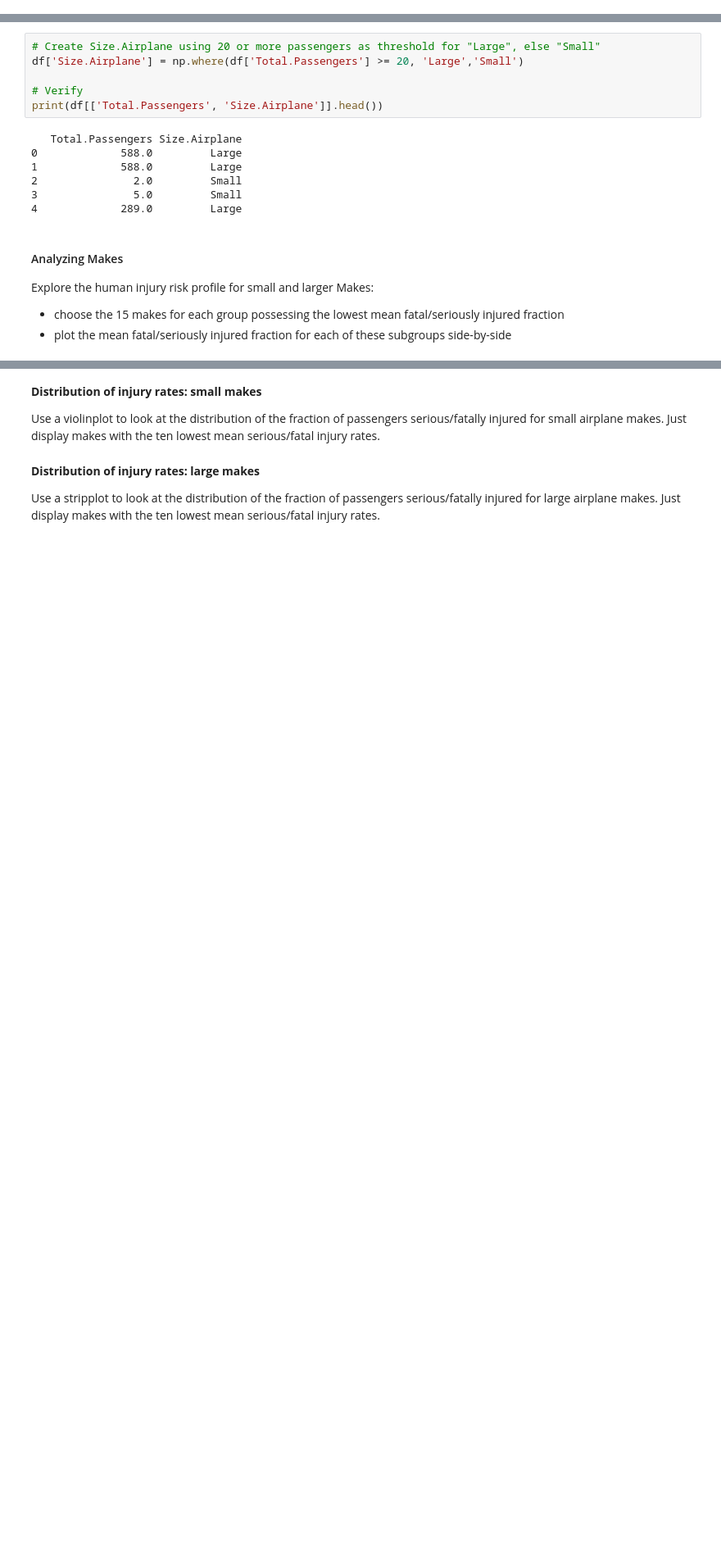
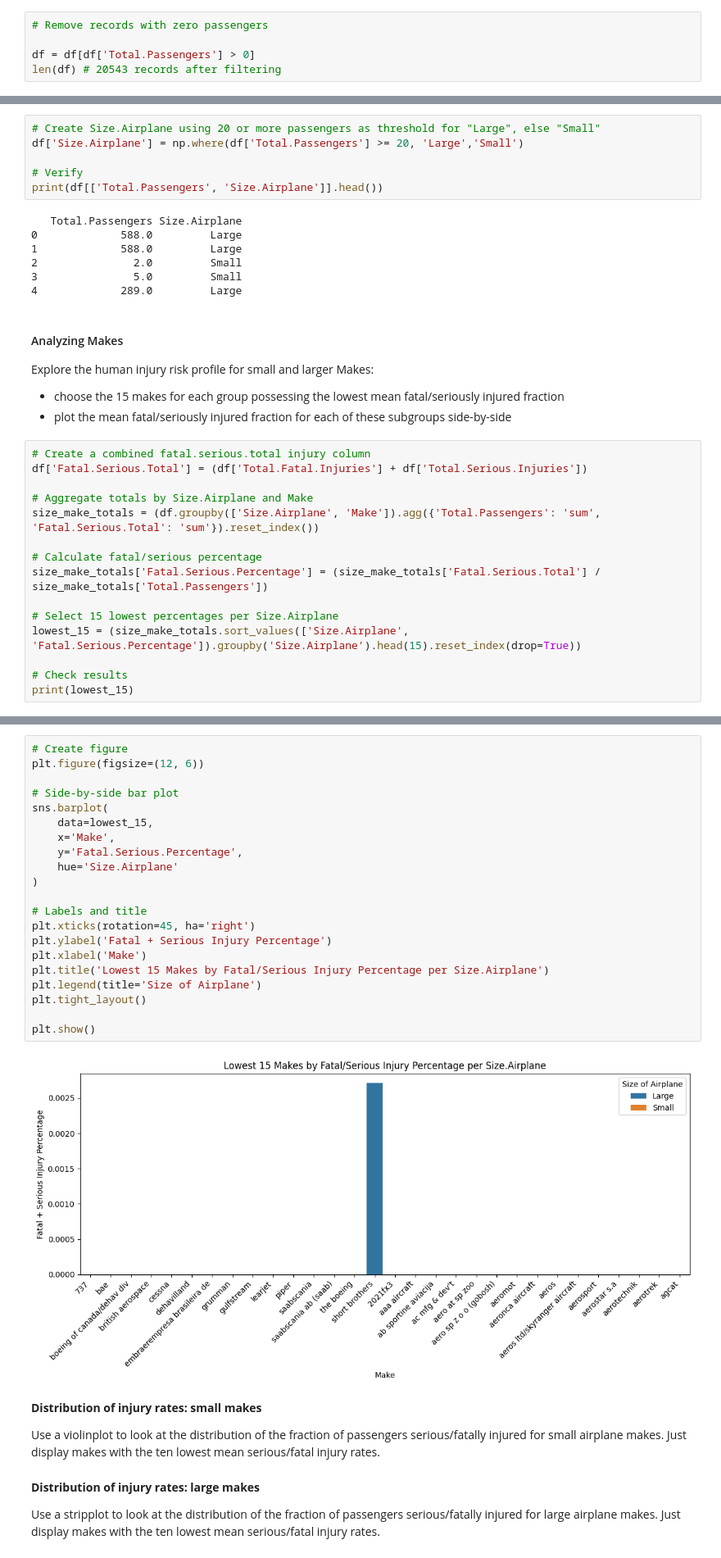
Before and after one commit to mbielecki1/dsc-course0-m8-lab, a Jupyter notebook: Aviation_Accidents_Data_Analysis.ipynb, the cells around one changed output, grey strips where cells are left out. Shown at 82% size. Saved outputs shown, nothing was run; the diff lists cells and outputs as text; blank space fills up the shorter version.

```diff
--- a/Aviation_Accidents_Data_Analysis.ipynb
+++ b/Aviation_Accidents_Data_Analysis.ipynb
@@ -47,0 +76,5 @@ print(df.head(100))
+# %%
+# Remove records with zero passengers
+
+df = df[df['Total.Passengers'] > 0]
+len(df) # 20543 records after filtering
@@ -100,3 +135,18 @@ print(df[['Total.Passengers', 'Size.Airplane']].head())
 Explore the human injury risk profile for small and larger Makes:
 - choose the 15 makes for each group possessing the lowest mean fatal/seriously injured fraction
 - plot the mean fatal/seriously injured fraction for each of these subgroups side-by-side
+# %%
+# Create a combined fatal.serious.total injury column
+df['Fatal.Serious.Total'] = (df['Total.Fatal.Injuries'] + df['Total.Serious.Injuries'])
+
+# Aggregate totals by Size.Airplane and Make
+size_make_totals = (df.groupby(['Size.Airplane', 'Make']).agg({'Total.Passengers': 'sum', 'Fatal.Serious.Total': 'sum'}).reset_index())
+
+# Calculate fatal/serious percentage
+size_make_totals['Fatal.Serious.Percentage'] = (size_make_totals['Fatal.Serious.Total'] / size_make_totals['Total.Passengers'])
+
+# Select 15 lowest percentages per Size.Airplane
+lowest_15 = (size_make_totals.sort_values(['Size.Airplane', 'Fatal.Serious.Percentage']).groupby('Size.Airplane').head(15).reset_index(drop=True))
+
+# Check results
+print(lowest_15)
@@ -103,3 +177,26 @@ Explore the human injury risk profile for small and larger Makes:
+# %%
+# Create figure
+plt.figure(figsize=(12, 6))
+
+# Side-by-side bar plot
+sns.barplot(
+    data=lowest_15,
+    x='Make',
+    y='Fatal.Serious.Percentage',
+    hue='Size.Airplane'
+)
+
+# Labels and title
+plt.xticks(rotation=45, ha='right')
+plt.ylabel('Fatal + Serious Injury Percentage')
+plt.xlabel('Make')
+plt.title('Lowest 15 Makes by Fatal/Serious Injury Percentage per Size.Airplane')
+plt.legend(title='Size of Airplane')
+plt.tight_layout()
+
+plt.show()
+# %% [output]
+[figure, added]
 # %% [markdown]
 **Distribution of injury rates: small makes**
 
```
Also changed, not shown: parts of 7 cells of this notebook, 3 other files.
